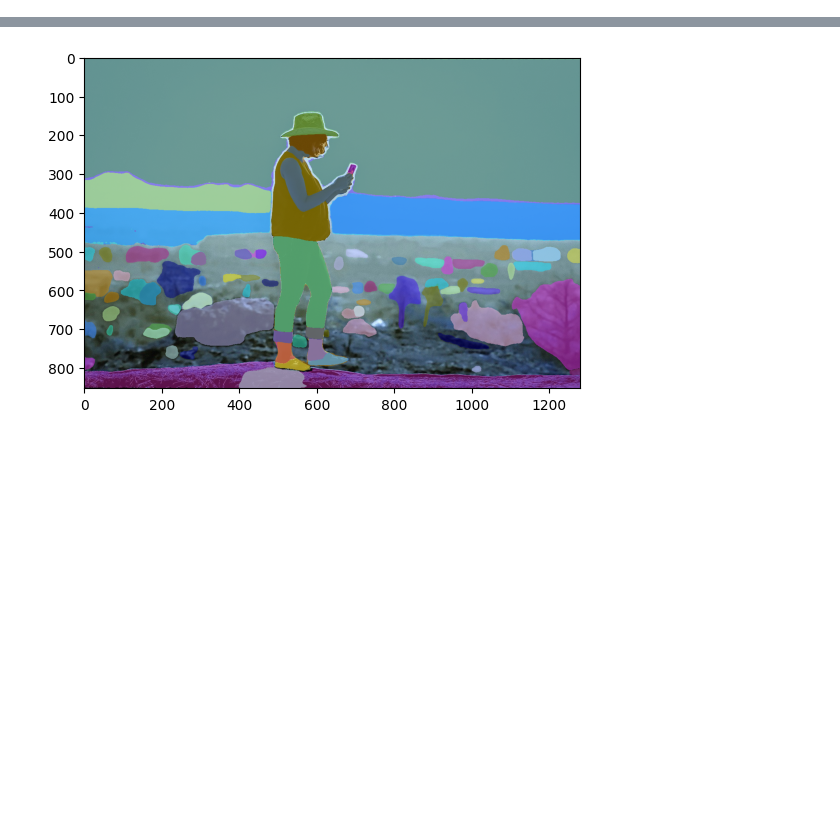
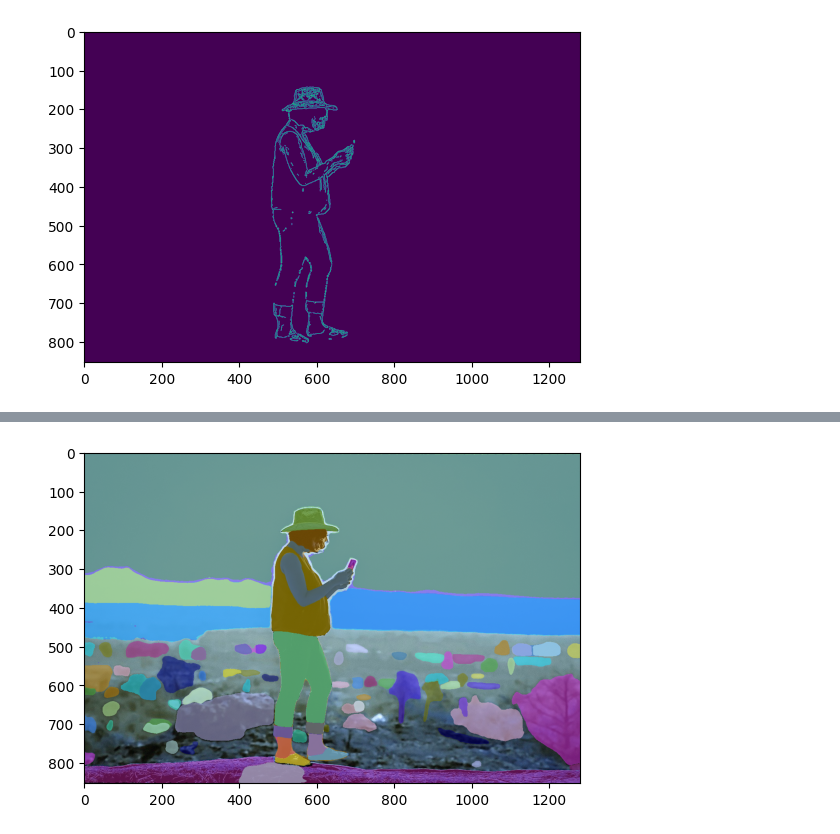
Before and after one commit to uol-mediaprocessing-2023-2024-classroom/project-line-art, a Jupyter notebook: dokumentary/app_test.ipynb, the cells around one changed output, grey strips where cells are left out. Cells and saved outputs as stored; diff of their text form; code cells hidden in the pictures; blank space fills up the shorter version.

```diff
--- a/dokumentary/app_test.ipynb
+++ b/dokumentary/app_test.ipynb
@@ -142 +141,15 @@ plt.show()
+# %%
+# Setting All parameters
+t_lower = 800  # Lower Threshold
+t_upper = 1000  # Upper threshold
+aperture_size = 5  # Aperture size
+
+# Applying the Canny Edge filter
+# with Custom Aperture Size
+c = cv2.Canny(image2, t_lower, t_upper,
+                 apertureSize=aperture_size)
+plt.imshow(c)
+plt.show()
+# %% [output]
+[figure, added]
 # %%
```
Also changed, not shown: parts of 14 cells of this notebook, 5 other files.
